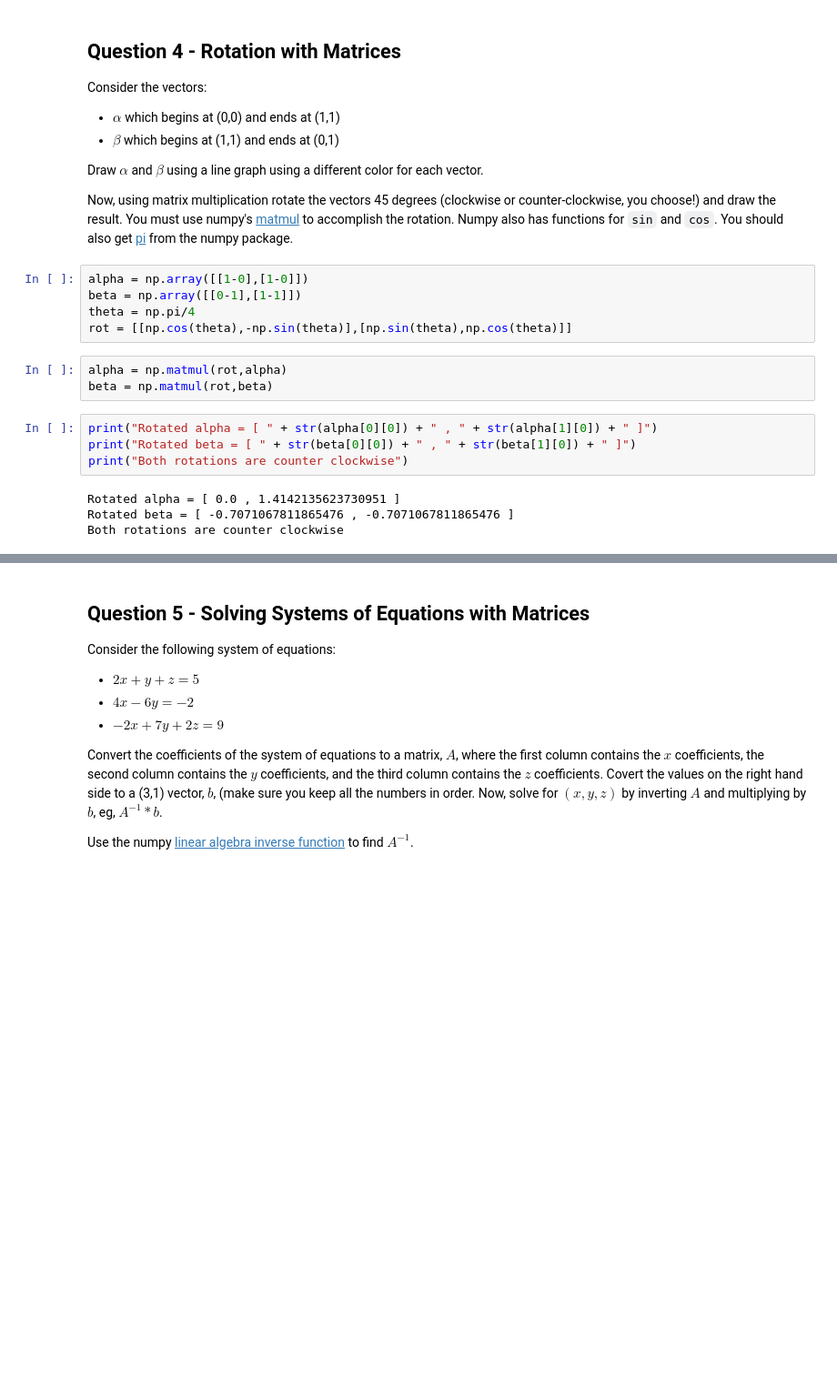
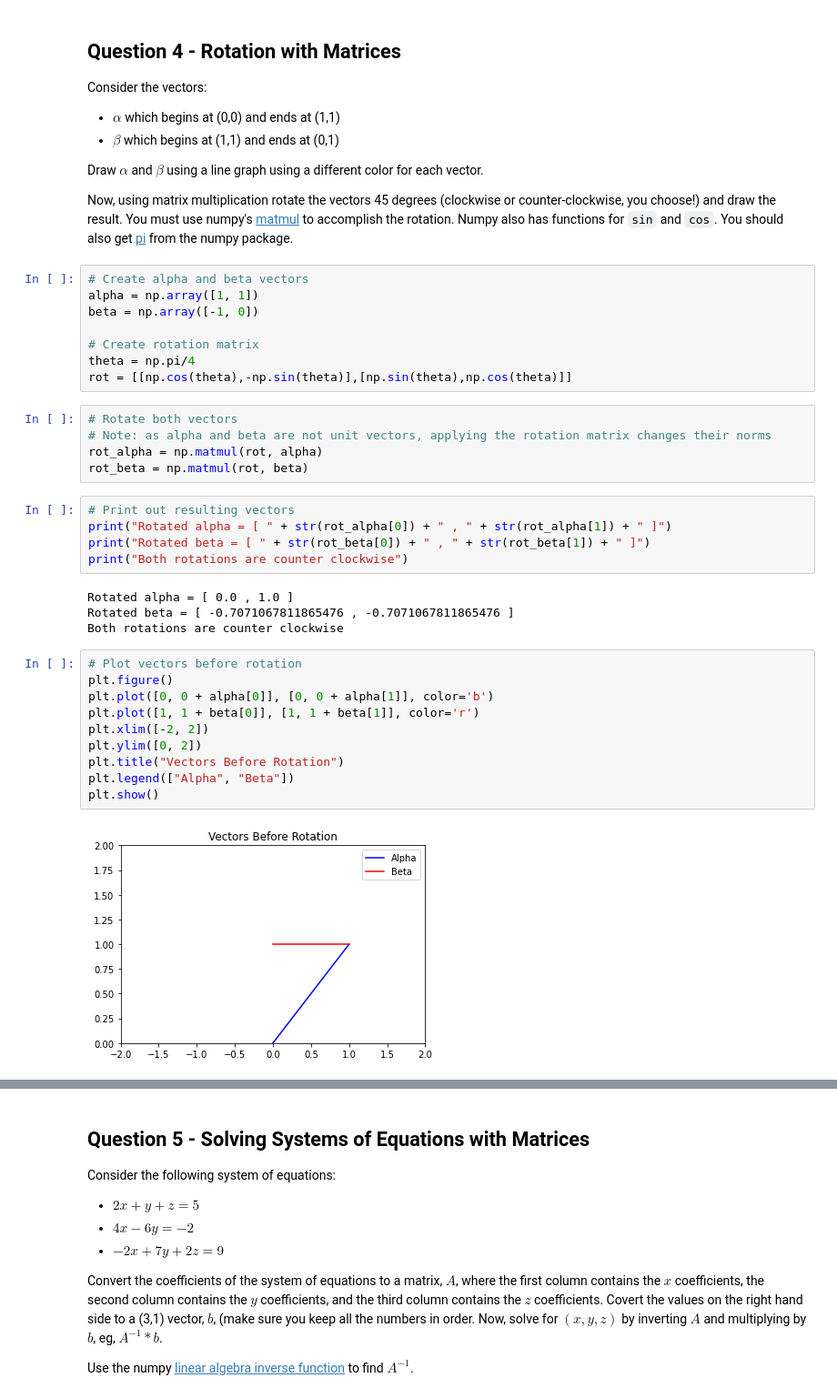
Before and after one commit to alex-chiu/CS329E-Data-Analytics, a Jupyter notebook: HW2/329e_HW2.ipynb, the cells around one changed output, grey strips where cells are left out. Shown at 91% size. Cells and saved outputs as stored; diff of their text form; blank space fills up the shorter version.

```diff
--- a/HW2/329e_HW2.ipynb
+++ b/HW2/329e_HW2.ipynb
@@ -92,18 +106,36 @@ Draw $\alpha$ and $\beta$ using a line graph using a different color for each ve
 
 Now, using matrix multiplication rotate the vectors 45 degrees (clockwise or counter-clockwise, you choose!) and draw the result.  You must use numpy's [matmul](https://numpy.org/doc/stable/reference/generated/numpy.matmul.html) to accomplish the rotation. Numpy also has functions for `sin` and `cos`.  You should also get [pi](https://numpy.org/doc/stable/reference/constants.html?highlight=pi#numpy.pi) from the numpy package.
 # %%
-alpha = np.array([[1-0],[1-0]])
-beta = np.array([[0-1],[1-1]])
+# Create alpha and beta vectors
+alpha = np.array([1, 1])
+beta = np.array([-1, 0])
+
+# Create rotation matrix
 theta = np.pi/4
 rot = [[np.cos(theta),-np.sin(theta)],[np.sin(theta),np.cos(theta)]]
-# %%
-alpha = np.matmul(rot,alpha)
-beta = np.matmul(rot,beta)
+# %%
+# Rotate both vectors
+# Note: as alpha and beta are not unit vectors, applying the rotation matrix changes their norms
+rot_alpha = np.matmul(rot, alpha)
+rot_beta = np.matmul(rot, beta)
 # %%
-print("Rotated alpha = [ " + str(alpha[0][0]) + " , " + str(alpha[1][0]) + " ]")
-print("Rotated beta = [ " + str(beta[0][0]) + " , " + str(beta[1][0]) + " ]")
+# Print out resulting vectors
+print("Rotated alpha = [ " + str(rot_alpha[0]) + " , " + str(rot_alpha[1]) + " ]")
+print("Rotated beta = [ " + str(rot_beta[0]) + " , " + str(rot_beta[1]) + " ]")
 print("Both rotations are counter clockwise")
 # %% [output]
-Rotated alpha = [ 0.0 , 1.4142135623730951 ]
+Rotated alpha = [ 0.0 , 1.0 ]
 Rotated beta = [ -0.7071067811865476 , -0.7071067811865476 ]
 Both rotations are counter clockwise
+# %%
+# Plot vectors before rotation
+plt.figure()
+plt.plot([0, 0 + alpha[0]], [0, 0 + alpha[1]], color='b')
+plt.plot([1, 1 + beta[0]], [1, 1 + beta[1]], color='r')
+plt.xlim([-2, 2])
+plt.ylim([0, 2])
+plt.title("Vectors Before Rotation")
+plt.legend(["Alpha", "Beta"])
+plt.show()
+# %% [output]
+[figure, added]
```
Also changed, not shown: parts of 6 cells of this notebook.
